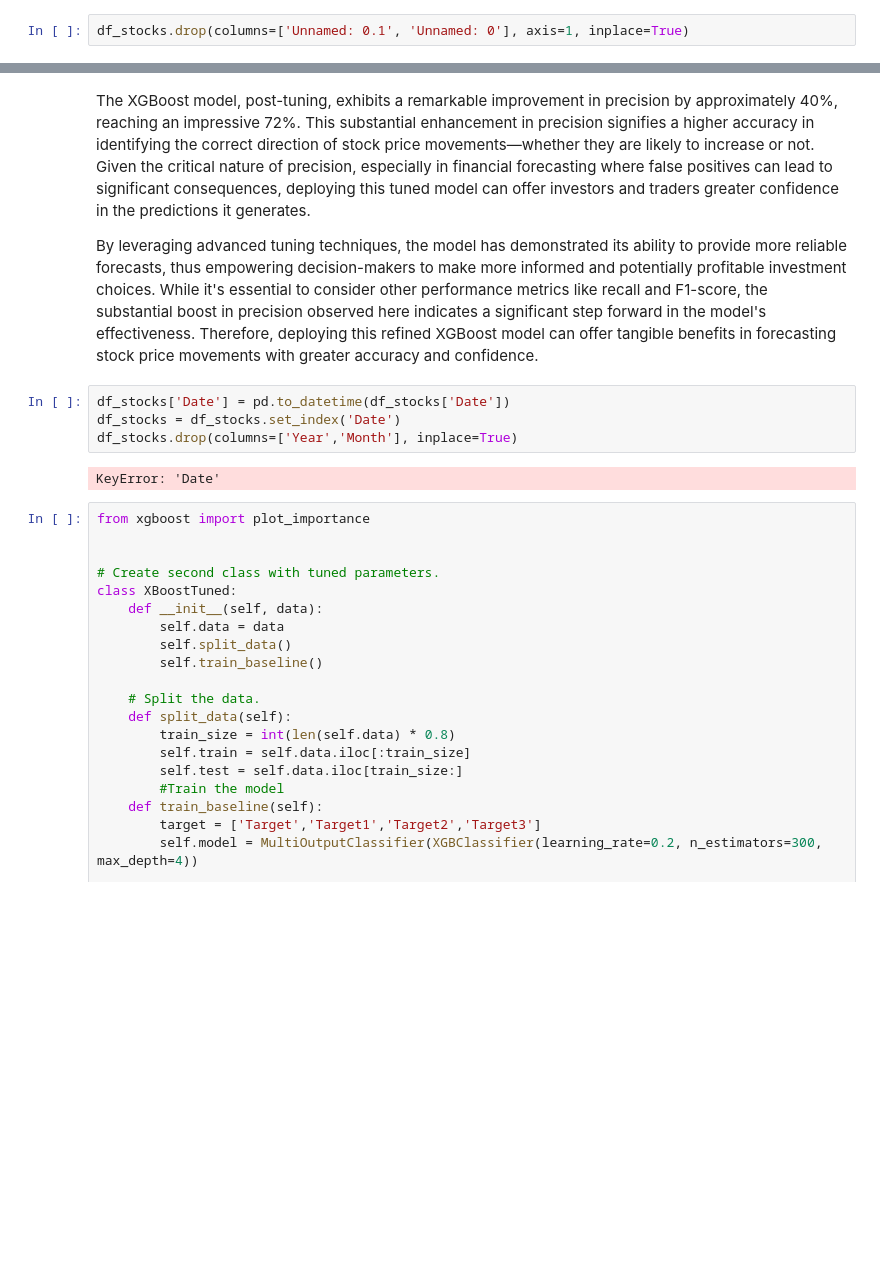
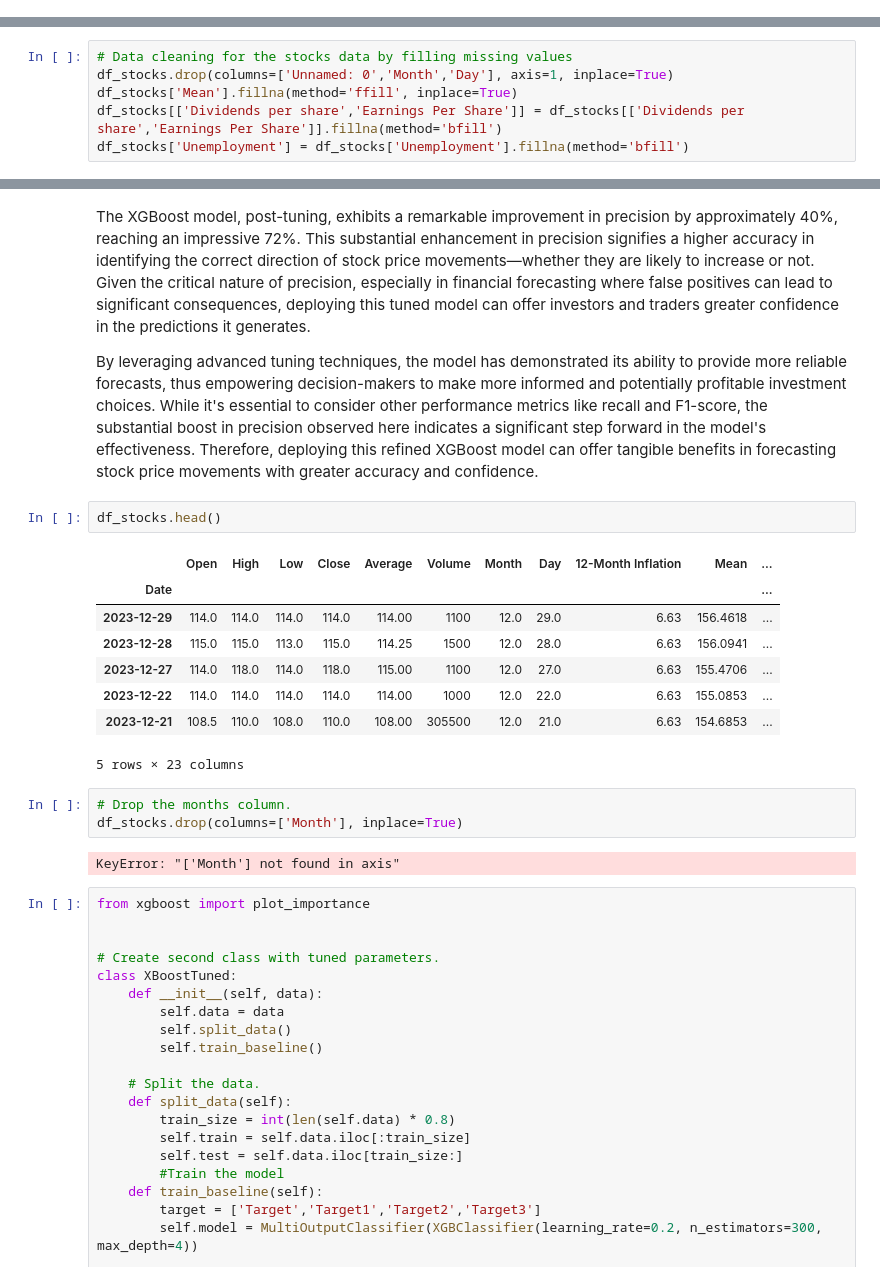
Before and after one commit to derak-isaack/dsc-capstone-project_finale, a Jupyter notebook: main.ipynb, the cells around one changed output, grey strips where cells are left out. Saved outputs shown, nothing was run; the diff lists cells and outputs as text; blank space fills up the shorter version.

```diff
--- a/main.ipynb
+++ b/main.ipynb
@@ -1241,2 +1245,0 @@ df_stocks.head()
-# %%
-df_stocks.drop(columns=['Unnamed: 0.1', 'Unnamed: 0'], axis=1, inplace=True)
@@ -1242,0 +1266,6 @@ df_stocks.drop(columns=['Unnamed: 0.1', 'Unnamed: 0'], axis=1, inplace=True)
+# %%
+# Data cleaning for the stocks data by filling missing values
+df_stocks.drop(columns=['Unnamed: 0','Month','Day'], axis=1, inplace=True)
+df_stocks['Mean'].fillna(method='ffill', inplace=True)
+df_stocks[['Dividends per share','Earnings Per Share']] = df_stocks[['Dividends per share','Earnings Per Share']].fillna(method='bfill')
+df_stocks['Unemployment'] = df_stocks['Unemployment'].fillna(method='bfill')
@@ -1568,12 +1597,22 @@ Best Score: 0.41926218645454577
 The XGBoost model, post-tuning, exhibits a remarkable improvement in precision by approximately 40%, reaching an impressive 72%. This substantial enhancement in precision signifies a higher accuracy in identifying the correct direction of stock price movements—whether they are likely to increase or not. Given the critical nature of precision, especially in financial forecasting where false positives can lead to significant consequences, deploying this tuned model can offer investors and traders greater confidence in the predictions it generates.
 
 By leveraging advanced tuning techniques, the model has demonstrated its ability to provide more reliable forecasts, thus empowering decision-makers to make more informed and potentially profitable investment choices. While it's essential to consider other performance metrics like recall and F1-score, the substantial boost in precision observed here indicates a significant step forward in the model's effectiveness. Therefore, deploying this refined XGBoost model can offer tangible benefits in forecasting stock price movements with greater accuracy and confidence.
-# %%
-df_stocks['Date'] = pd.to_datetime(df_stocks['Date'])
-df_stocks = df_stocks.set_index('Date')
-df_stocks.drop(columns=['Year','Month'], inplace=True)
-# %% [output]
-KeyError: 'Date'
+# %%
+df_stocks.head()
+# %% [output]
+|  | Open | High | Low | Close | Average | Volume | Month | Day | 12-Month Inflation | Mean | ... |
+| Date |  |  |  |  |  |  |  |  |  |  | ... |
+| 2023-12-29 | 114.0 | 114.0 | 114.0 | 114.0 | 114.00 | 1100 | 12.0 | 29.0 | 6.63 | 156.4618 | ... |
+| 2023-12-28 | 115.0 | 115.0 | 113.0 | 115.0 | 114.25 | 1500 | 12.0 | 28.0 | 6.63 | 156.0941 | ... |
+| 2023-12-27 | 114.0 | 118.0 | 114.0 | 118.0 | 115.00 | 1100 | 12.0 | 27.0 | 6.63 | 155.4706 | ... |
+| 2023-12-22 | 114.0 | 114.0 | 114.0 | 114.0 | 114.00 | 1000 | 12.0 | 22.0 | 6.63 | 155.0853 | ... |
+| 2023-12-21 | 108.5 | 110.0 | 108.0 | 110.0 | 108.00 | 305500 | 12.0 | 21.0 | 6.63 | 154.6853 | ... |
+5 rows × 23 columns
+# %%
+# Drop the months column.
+df_stocks.drop(columns=['Month'], inplace=True)
+# %% [output]
+KeyError: "['Month'] not found in axis"
 # %%
 from xgboost import plot_importance
 
```
Also changed, not shown: parts of 20 cells of this notebook, 3 other files.
